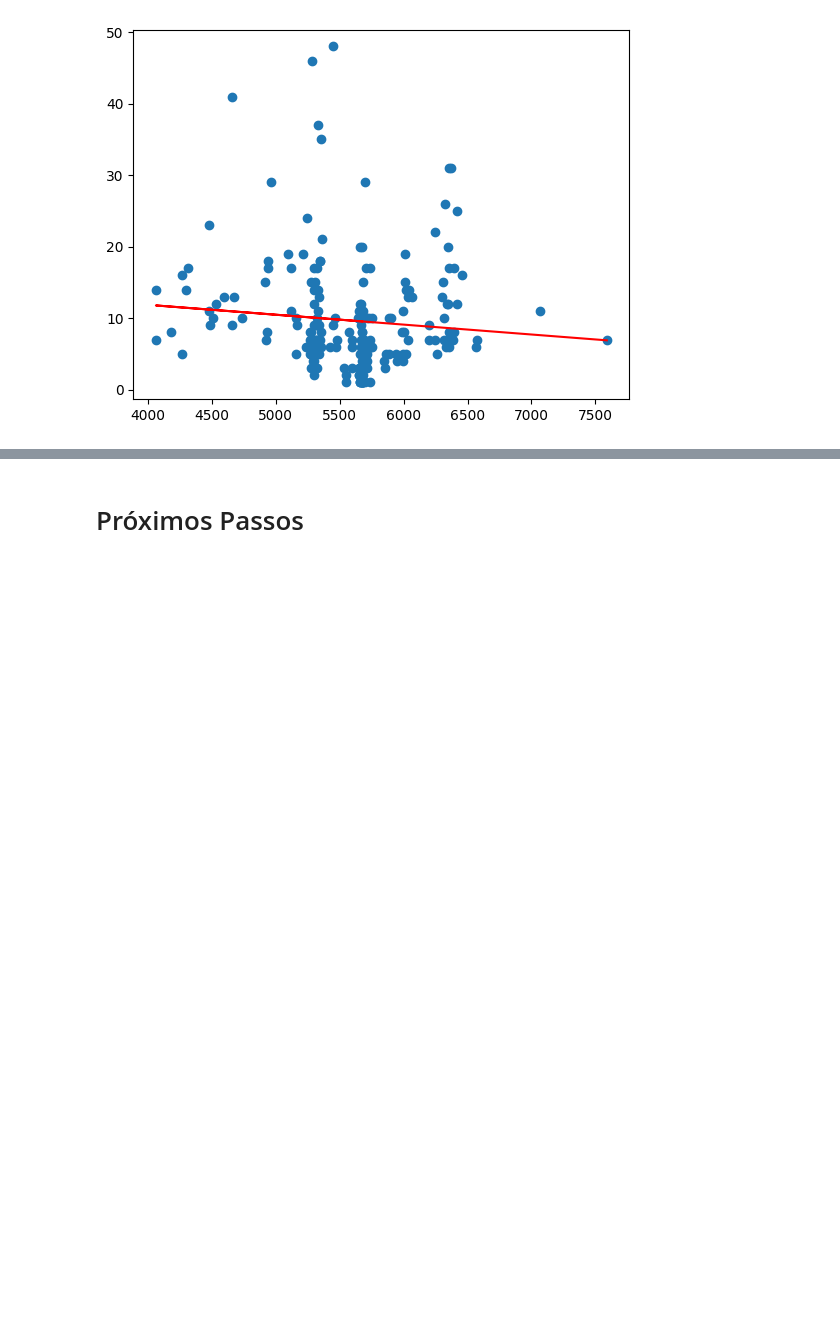
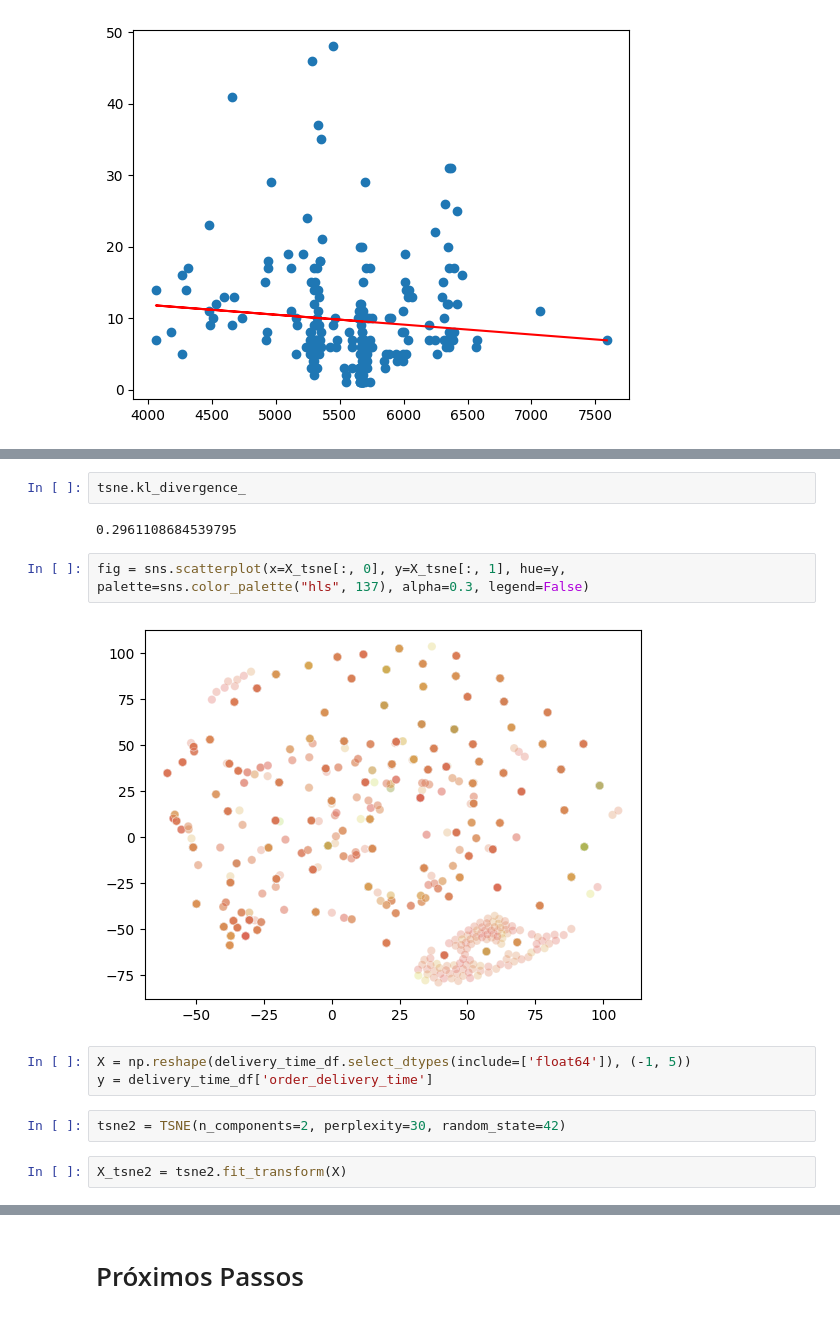
Before and after one commit to andrey-lolobrigida/brazilian_ecommerce, a Jupyter notebook: notebooks/c0.5-alb-experiments.ipynb, the cells around one changed output, grey strips where cells are left out. Drawn from its saved outputs; the diff is of its cells as text; blank space fills up the shorter version.

```diff
--- a/notebooks/c0.5-alb-experiments.ipynb
+++ b/notebooks/c0.5-alb-experiments.ipynb
@@ -714,0 +788,15 @@ plt.show()
+# %%
+tsne.kl_divergence_
+# %% [output]
+0.2961108684539795
+# %%
+fig = sns.scatterplot(x=X_tsne[:, 0], y=X_tsne[:, 1], hue=y, palette=sns.color_palette("hls", 137), alpha=0.3, legend=False)
+# %% [output]
+[figure, added]
+# %%
+X = np.reshape(delivery_time_df.select_dtypes(include=['float64']), (-1, 5))
+y = delivery_time_df['order_delivery_time']
+# %%
+tsne2 = TSNE(n_components=2, perplexity=30, random_state=42)
+# %%
+X_tsne2 = tsne2.fit_transform(X)
```
Also changed, not shown: parts of 22 cells of this notebook.
